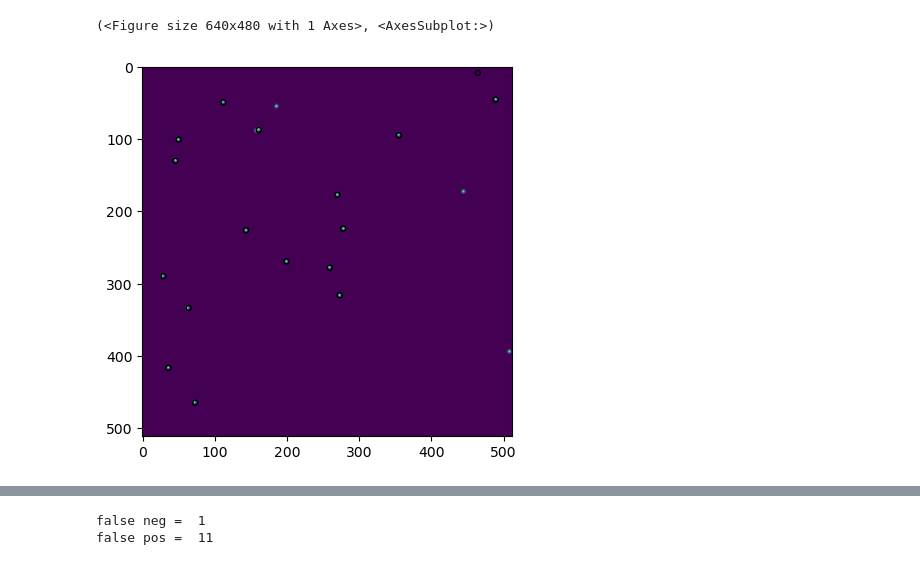
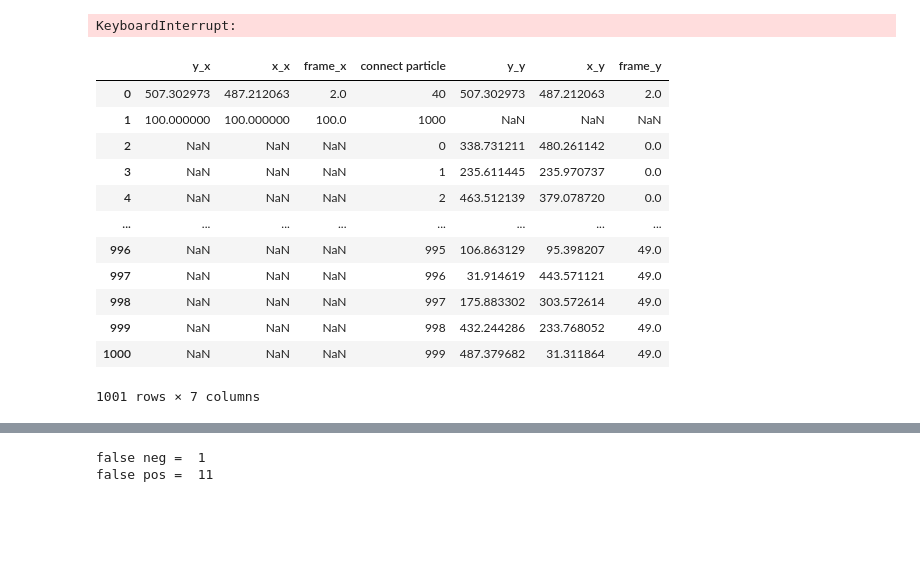
Before and after one commit to amfaber/tracking_optimizations, a Jupyter notebook: gpu-tracking/testing/video_sims/sims.ipynb, the cells around one changed output, grey strips where cells are left out. Saved outputs shown, nothing was run; the diff lists cells and outputs as text; code cells hidden in the pictures; blank space fills up the shorter version.

```diff
--- a/gpu-tracking/testing/video_sims/sims.ipynb
+++ b/gpu-tracking/testing/video_sims/sims.ipynb
@@ -8,16 +8,21 @@ import os
 from pathlib import Path
 import pandas as pd
 
+snr = lambda sigma_for_each, ndim, I, bg_sigma: I/((np.sqrt(2*np.pi) * sigma_for_each)**ndim) / bg_sigma
 
-shape = np.array([512, 512])
+n_frames = 50
+shape = np.array([n_frames, 512, 512])
 n_parts = 20
 bg = np.random.normal(size = shape).astype("float32")*50 + 1000
-pic = bg.copy()
-# pic = np.zeros(shape, dtype = "float32")
-parts = np.random.uniform(size = (n_parts, 2))
-parts = parts*(shape - 1).reshape(-1, 2)
-intensities = 1500
-pic = subpix_signals(parts, sigmas = np.sqrt(2), picture = pic, intensities = intensities)
+vid = bg.copy()
+all_parts = []
+for i in range(n_frames):
+    parts = np.random.uniform(size = (n_parts, 2))
+    parts = parts*(shape[1:] - 1).reshape(-1, 2)
+    intensities = 1500
+    subpix_signals(parts, sigmas = np.sqrt(2), picture = vid[i], intensities = intensities)
+    parts = pd.DataFrame(parts, columns = ["y", "x"])
+    parts["frame"] = i
+    all_parts.append(parts)
 
-parts = pd.DataFrame(parts, columns = ["y", "x"])
-parts["frame"] = 0
+all_parts = pd.concat(all_parts)
@@ -26,7 +29,50 @@ snr = lambda sigma_for_each, ndim, I, bg_sigma: I/((np.sqrt(2*np.pi) * sigma_for
-# %%
-d = 7
-df = gt.batch(pic, d, snr = 1.1, minmass_snr = 0.4, characterize = True, doughnut_correction = True, adaptive_background = 2, smoothing_size = 11)
-gt.annotate_image(pic - bg, df, r = d/2)
-# %% [output]
-(<Figure size 640x480 with 1 Axes>, <AxesSubplot:>)
-[figure, removed]
+# %%
+output = []
+for i in range(10):
+    d = int(np.random.random()*4)*2 + 5
+    snr = np.random.uniform(0.5, 1.7)
+    minmass_snr = np.random.uniform(0.5, 1.7)
+    smoothing_size = int(np.random.random()*4)*2 + 7
+    rs = np.random.uniform(2, 6, size = 2)
+    n_radii = int(np.random.random()*5) + 10
+
+    df = gt.batch(vid, d, snr = snr, minmass_snr = 0.4, characterize = True, doughnut_correction = True, adaptive_background = 2, smoothing_size = 11)
+    df, truth = gt.connect(df, all_parts, 1.5)
+    merged = df.merge(truth, on = "connect particle", how = "outer")
+    false_neg_batch = merged["frame_x"].isna().sum()
+    false_pos_batch = merged["frame_y"].isna().sum()
+    correct_batch = len(merged) - false_neg_batch - false_pos_batch
+
+    df = gt.LoG(vid, rs.min(), rs.max(), n_radii = n_radii, snr = 1.5, minmass_snr = 0.0, characterize = True, smoothing_size = smoothing_size, doughnut_correction = True, overlap_threshold = 0.3, adaptive_background = 2)
+    df, truth = gt.connect(df, all_parts, 1.5)
+    merged = df.merge(truth, on = "connect particle", how = "outer")
+    false_neg_log = merged["frame_x"].isna().sum()
+    false_pos_log = merged["frame_y"].isna().sum()
+    correct_log = len(merged) - false_neg_log - false_pos_log
+
+    output.append(dict(d = d, snr = snr, minmass_snr = minmass_snr,
+        smoothing_size = smoothing_size, min_r = rs.min(), max_r = rs.max(),
+        correct_batch = correct_batch, correct_log = correct_log,
+        false_neg_log = false_neg_log, false_pos_log = false_pos_log,
+        false_neg_batch = false_neg_batch, false_pos_batch = false_pos_batch,
+    ))
+# %% [output]
+KeyboardInterrupt:
+# %%
+idk1, idk2 = gt.connect(pd.DataFrame({"y": [507.302973, 100], "x": [487.212063, 100], "frame": [2, 100]}), all_parts, 1)
+# %%
+idk1.merge(idk2, how = "outer", on = "connect particle")
+# %% [output]
+|  | y_x | x_x | frame_x | connect particle | y_y | x_y | frame_y |
+| 0 | 507.302973 | 487.212063 | 2.0 | 40 | 507.302973 | 487.212063 | 2.0 |
+| 1 | 100.000000 | 100.000000 | 100.0 | 1000 | NaN | NaN | NaN |
+| 2 | NaN | NaN | NaN | 0 | 338.731211 | 480.261142 | 0.0 |
+| 3 | NaN | NaN | NaN | 1 | 235.611445 | 235.970737 | 0.0 |
+| 4 | NaN | NaN | NaN | 2 | 463.512139 | 379.078720 | 0.0 |
+| ... | ... | ... | ... | ... | ... | ... | ... |
+| 996 | NaN | NaN | NaN | 995 | 106.863129 | 95.398207 | 49.0 |
+| 997 | NaN | NaN | NaN | 996 | 31.914619 | 443.571121 | 49.0 |
+| 998 | NaN | NaN | NaN | 997 | 175.883302 | 303.572614 | 49.0 |
+| 999 | NaN | NaN | NaN | 998 | 432.244286 | 233.768052 | 49.0 |
+| 1000 | NaN | NaN | NaN | 999 | 487.379682 | 31.311864 | 49.0 |
+1001 rows × 7 columns
```
Also changed, not shown: parts of 16 cells of this notebook, 5 other files.
